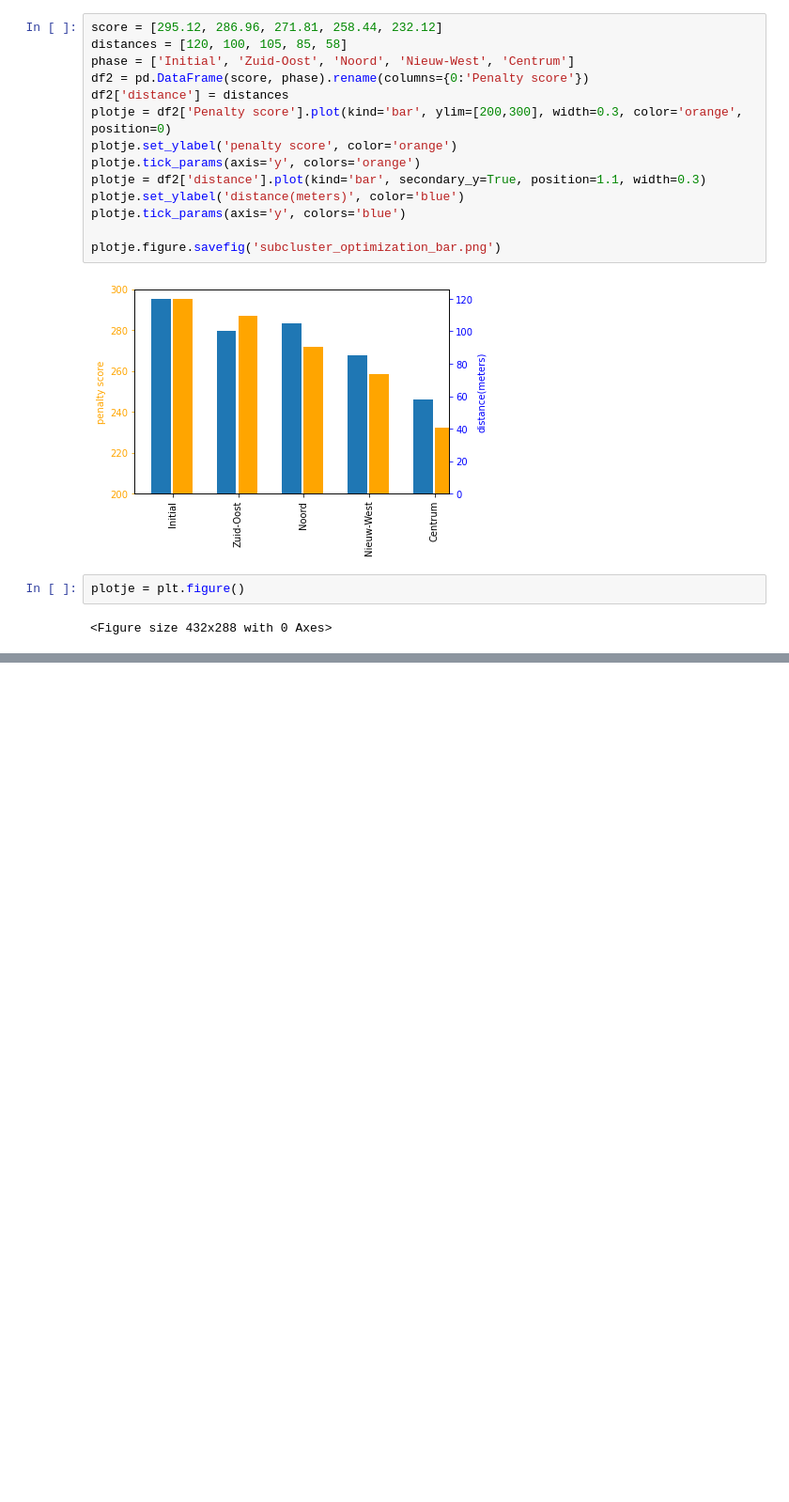
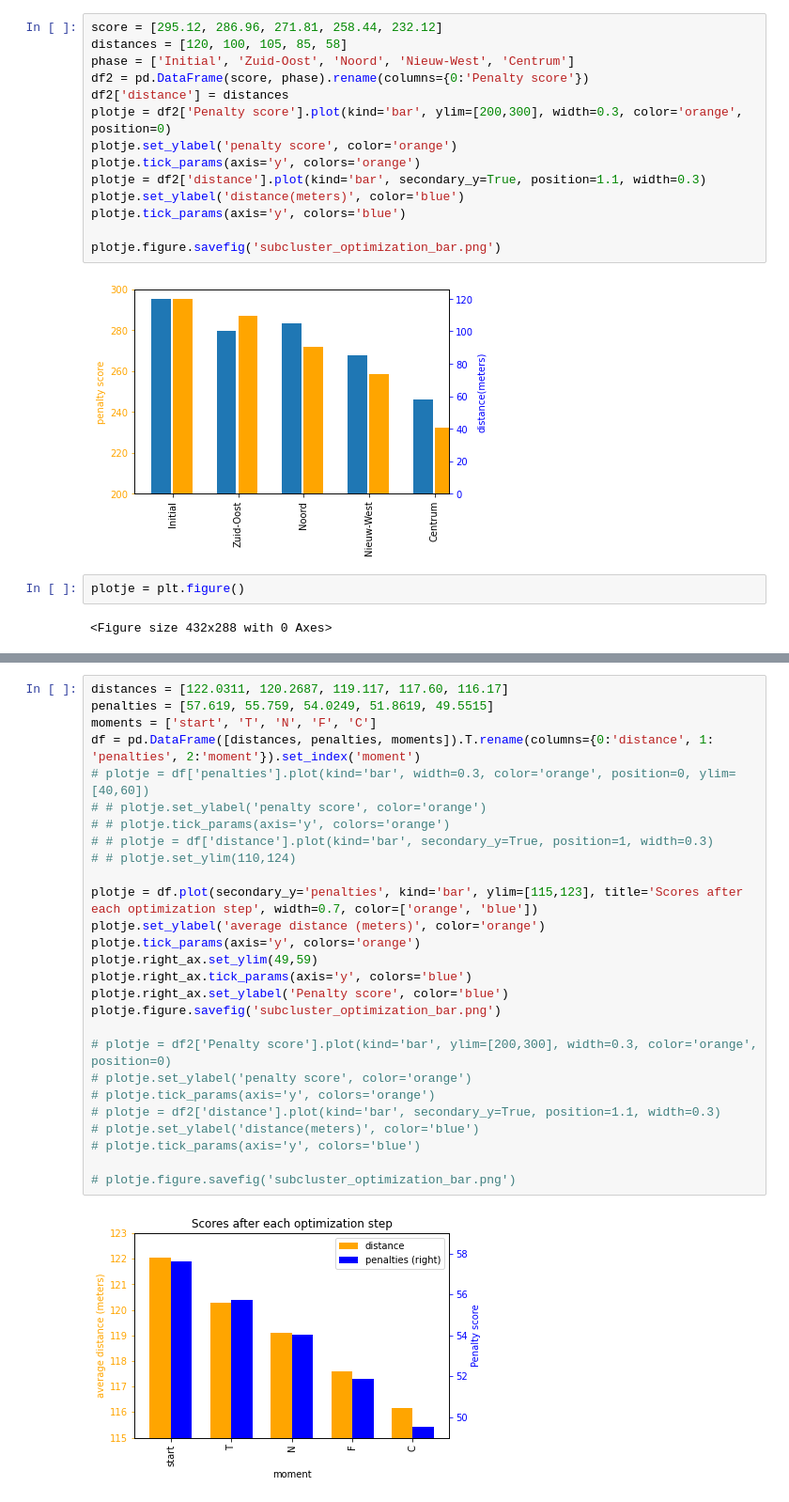
Before and after one commit to corne12345/Amsterdam_carbage_thesis, a Jupyter notebook: Notebooks/20200514 - Improvements of initial coding.ipynb, the cells around one changed output, grey strips where cells are left out. Shown at 94% size. Saved outputs shown, nothing was run; the diff lists cells and outputs as text; blank space fills up the shorter version.

```diff
--- a/Notebooks/20200514 - Improvements of initial coding.ipynb
+++ b/Notebooks/20200514 - Improvements of initial coding.ipynb
@@ -391,0 +385,29 @@ plotje = plt.figure()
+# %%
+distances = [122.0311, 120.2687, 119.117, 117.60, 116.17]
+penalties = [57.619, 55.759, 54.0249, 51.8619, 49.5515]
+moments = ['start', 'T', 'N', 'F', 'C']
+df = pd.DataFrame([distances, penalties, moments]).T.rename(columns={0:'distance', 1: 'penalties', 2:'moment'}).set_index('moment')
+# plotje = df['penalties'].plot(kind='bar', width=0.3, color='orange', position=0, ylim=[40,60])
+# # plotje.set_ylabel('penalty score', color='orange')
+# # plotje.tick_params(axis='y', colors='orange')
+# # plotje = df['distance'].plot(kind='bar', secondary_y=True, position=1, width=0.3)
+# # plotje.set_ylim(110,124)
+
+plotje = df.plot(secondary_y='penalties', kind='bar', ylim=[115,123], title='Scores after each optimization step', width=0.7, color=['orange', 'blue'])
+plotje.set_ylabel('average distance (meters)', color='orange')
+plotje.tick_params(axis='y', colors='orange')
+plotje.right_ax.set_ylim(49,59)
+plotje.right_ax.tick_params(axis='y', colors='blue')
+plotje.right_ax.set_ylabel('Penalty score', color='blue')
+plotje.figure.savefig('subcluster_optimization_bar.png')
+
+# plotje = df2['Penalty score'].plot(kind='bar', ylim=[200,300], width=0.3, color='orange', position=0)
+# plotje.set_ylabel('penalty score', color='orange')
+# plotje.tick_params(axis='y', colors='orange')
+# plotje = df2['distance'].plot(kind='bar', secondary_y=True, position=1.1, width=0.3)
+# plotje.set_ylabel('distance(meters)', color='blue')
+# plotje.tick_params(axis='y', colors='blue')
+
+# plotje.figure.savefig('subcluster_optimization_bar.png')
+# %% [output]
+[figure, added]
```
Also changed, not shown: parts of 9 cells of this notebook, 46 other files.
